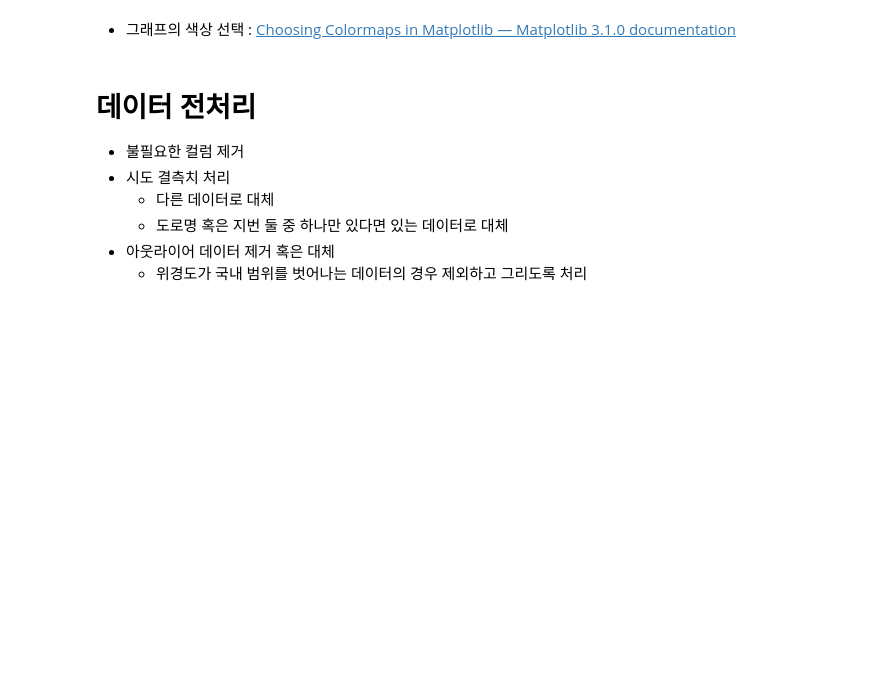
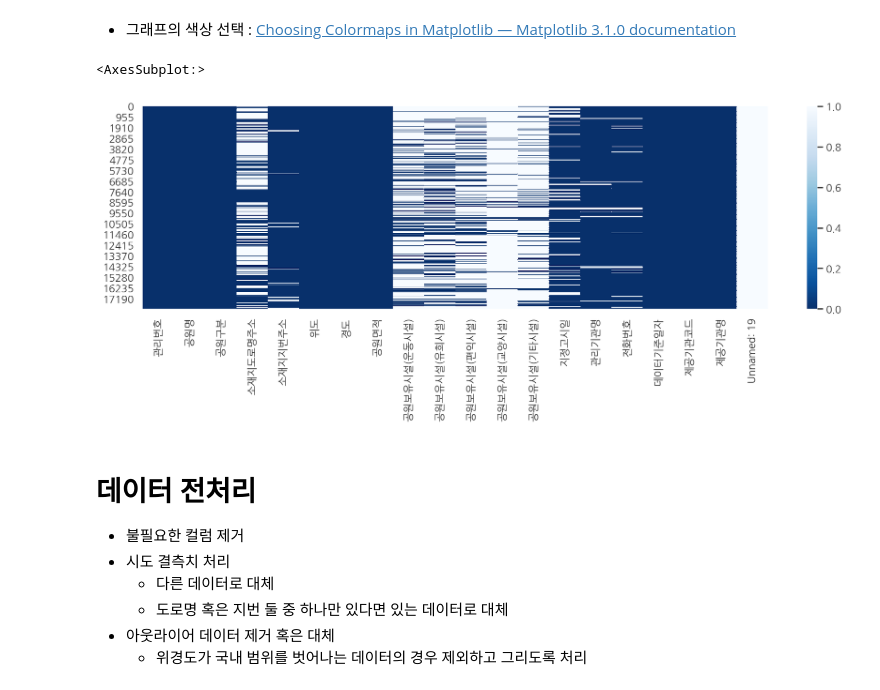
Before and after one commit to 100milliongold/I-want-to-be-a-data-scientist, a Jupyter notebook: Python/05-park-input.ipynb, the cells around one changed output. Cells and saved outputs as stored; diff of their text form; code cells hidden in the pictures; blank space fills up the shorter version.

```diff
--- a/Python/05-park-input.ipynb
+++ b/Python/05-park-input.ipynb
@@ -99,6 +225,14 @@ https://www.data.go.kr/dataset/15012890/standard.do
 * 그래프의 색상 선택 : [Choosing Colormaps in Matplotlib — Matplotlib 3.1.0 documentation](https://matplotlib.org/3.1.0/tutorials/colors/colormaps.html)
 # %%
 # seaborn을 통해 위와 같은 결측치 그래프를 그려봅니다.
+
+null = df.isnull()
+
+plt.figure(figsize=(15, 4))
+sns.heatmap(null, cmap="Blues_r")
+# %% [output]
+<AxesSubplot:>
+[figure, added]
 # %% [markdown]
 # 데이터 전처리
 * 불필요한 컬럼 제거
```
Also changed, not shown: parts of 74 cells of this notebook, 2 other files.
